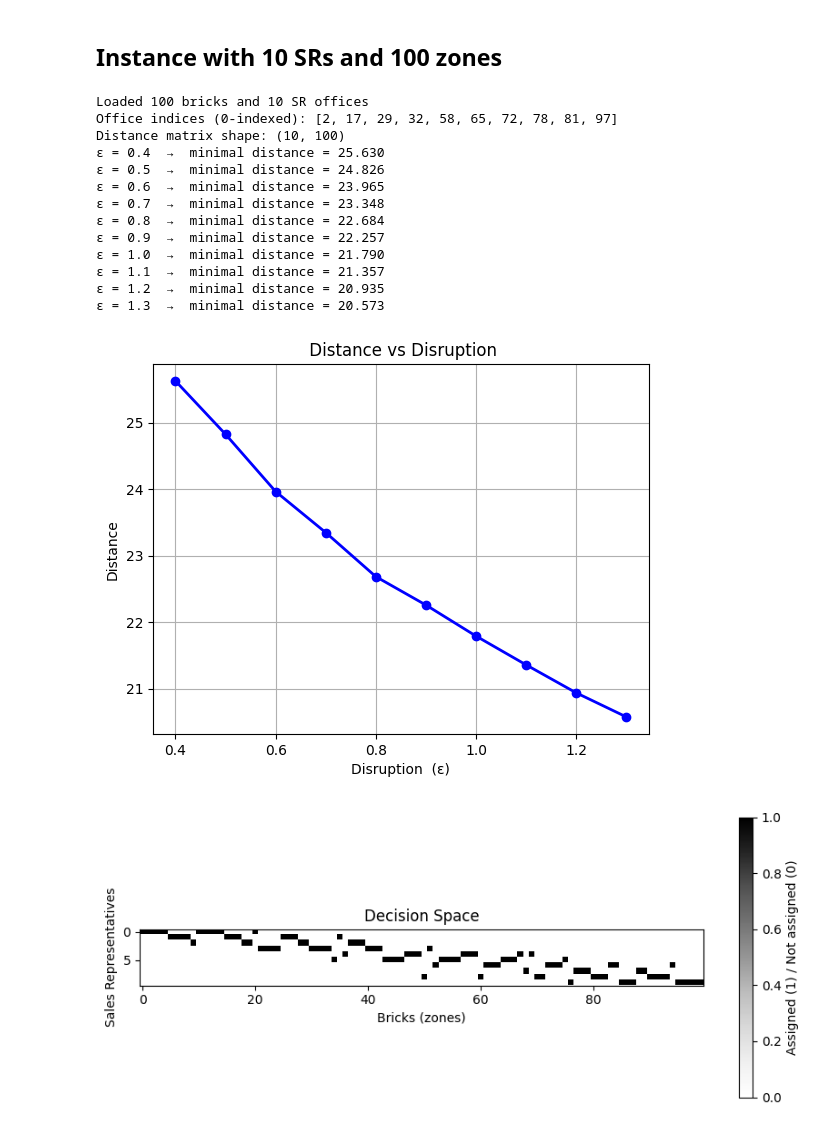
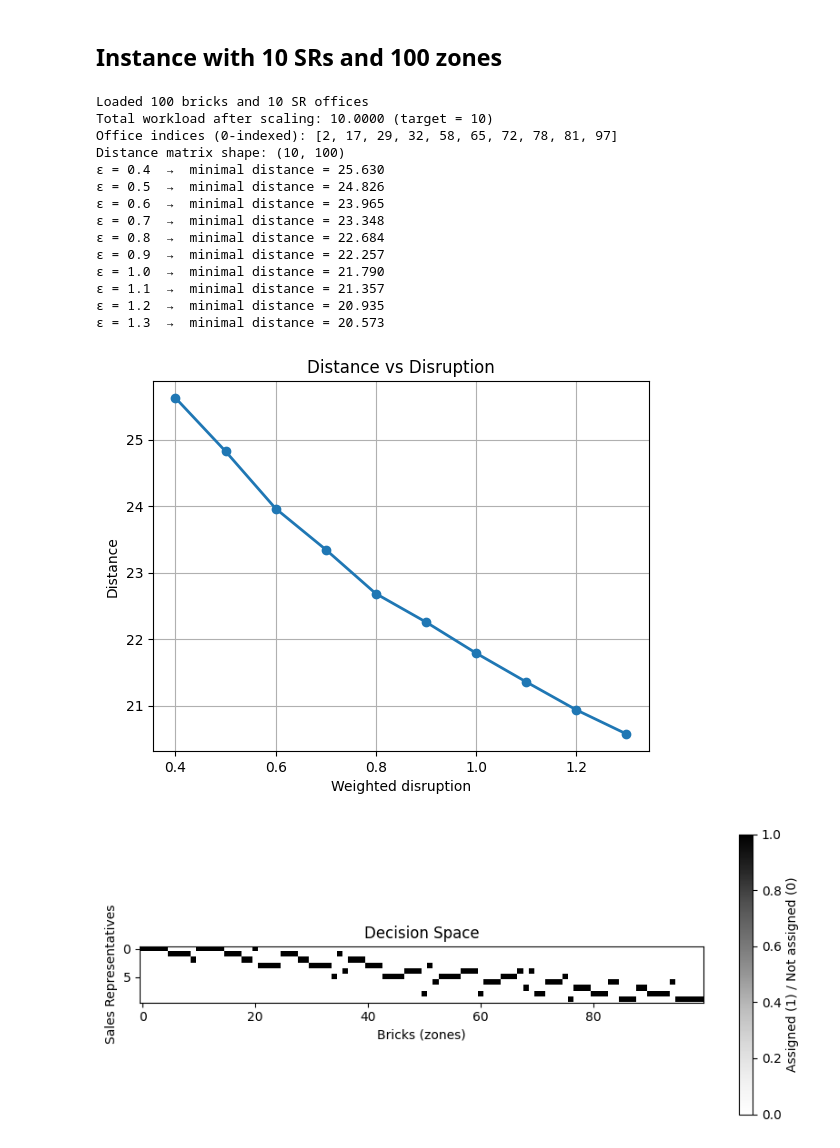
Before and after one commit to MathysBgh/Pfizer_Project, a Jupyter notebook: Pfizer_Step1.ipynb, the cells around one changed output. Drawn from its saved outputs; the diff is of its cells as text; code cells hidden in the pictures.

```diff
--- a/Pfizer_Step1.ipynb
+++ b/Pfizer_Step1.ipynb
@@ -431,7 +460,10 @@ model = Model("Bricks_and_Sales_Reps_100")
 
 ### Read data from Excel
 # Workloads from 'index' column
-workloads = df['index'].values
+workloads_raw = df['index'].to_numpy(dtype=float)
+scale = Sales / workloads_raw.sum()
+workloads = workloads_raw * scale
+print(f"Total workload after scaling: {workloads.sum():.4f} (target = {Sales})")
 
 # Get SR office indices (where office == 1)
 office_indices = df[df['office'] == 1].index.tolist()
@@ -506,38 +538,39 @@ for eps in epsilons:
 
     model.Params.OutputFlag = 0
     model.optimize()
 
     if model.status == GRB.OPTIMAL:
         pareto_points.append((eps, model.objVal))
         print(f"ε = {eps:>2}  →  minimal distance = {model.objVal:.3f}")
 
     #Delete old constraints
     model.remove(constr)
     model.update()
 
 if pareto_points:
-    eps_vals, costs = zip(*pareto_points)
-    plt.plot(eps_vals, costs, 'o-', color='blue', linewidth=2)
-    plt.xlabel("Disruption  (ε)")
+    disr_vals, dist_vals = zip(*pareto_points)
+    plt.plot(disr_vals, dist_vals, 'o-', linewidth=2)
+    plt.xlabel("Weighted disruption")
     plt.ylabel("Distance")
-    plt.title(" Distance vs Disruption")
+    plt.title("Distance vs Disruption")
     plt.grid(True)
     plt.show()
 # %% [output]
 Loaded 100 bricks and 10 SR offices
+Total workload after scaling: 10.0000 (target = 10)
 Office indices (0-indexed): [2, 17, 29, 32, 58, 65, 72, 78, 81, 97]
 Distance matrix shape: (10, 100)
 ε = 0.4  →  minimal distance = 25.630
 ε = 0.5  →  minimal distance = 24.826
 ε = 0.6  →  minimal distance = 23.965
 ε = 0.7  →  minimal distance = 23.348
 ε = 0.8  →  minimal distance = 22.684
 ε = 0.9  →  minimal distance = 22.257
 ε = 1.0  →  minimal distance = 21.790
 ε = 1.1  →  minimal distance = 21.357
 ε = 1.2  →  minimal distance = 20.935
 ε = 1.3  →  minimal distance = 20.573
-[figure, old version]
+[figure, new version]
 # %%
 model.optimize()
 
```
Also changed, not shown: parts of 5 cells of this notebook.
